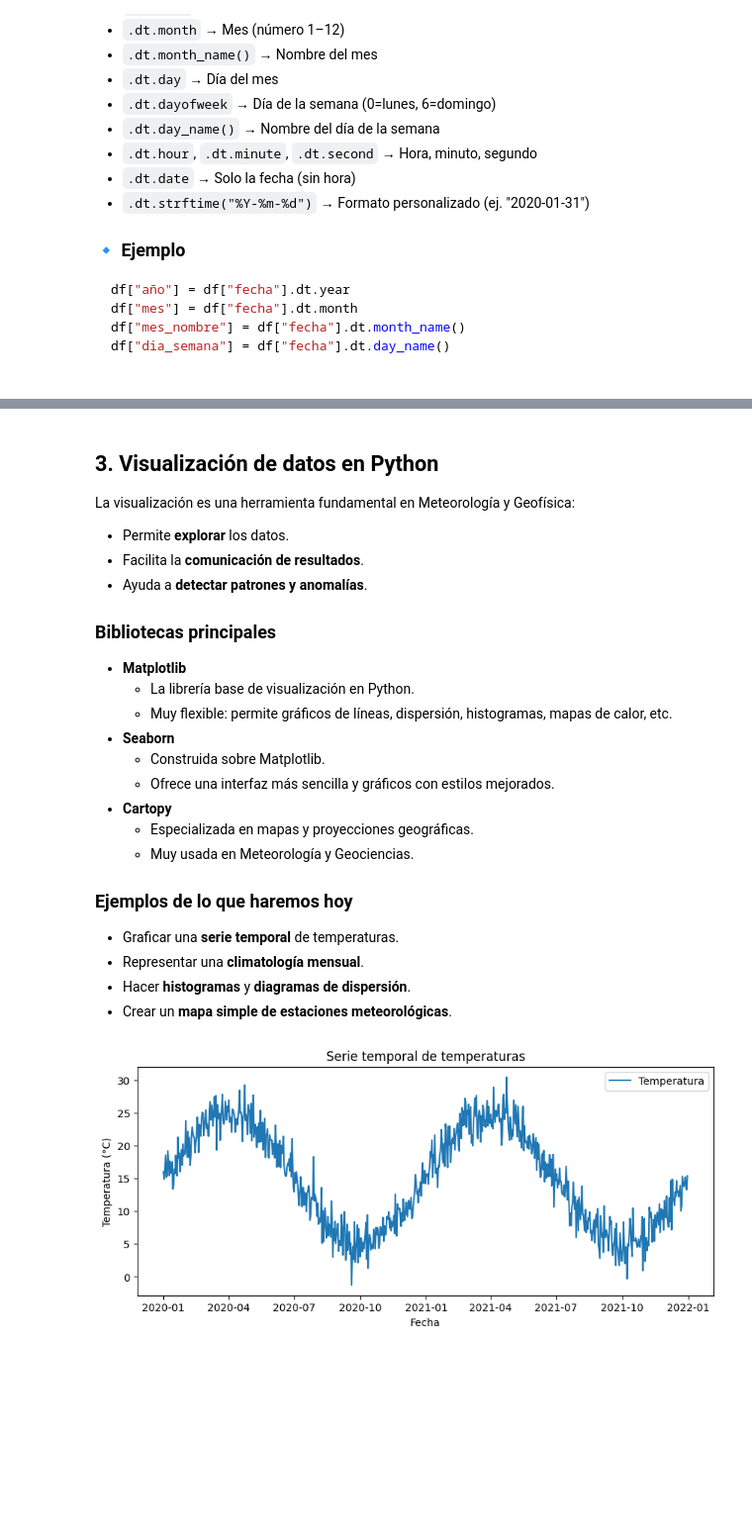
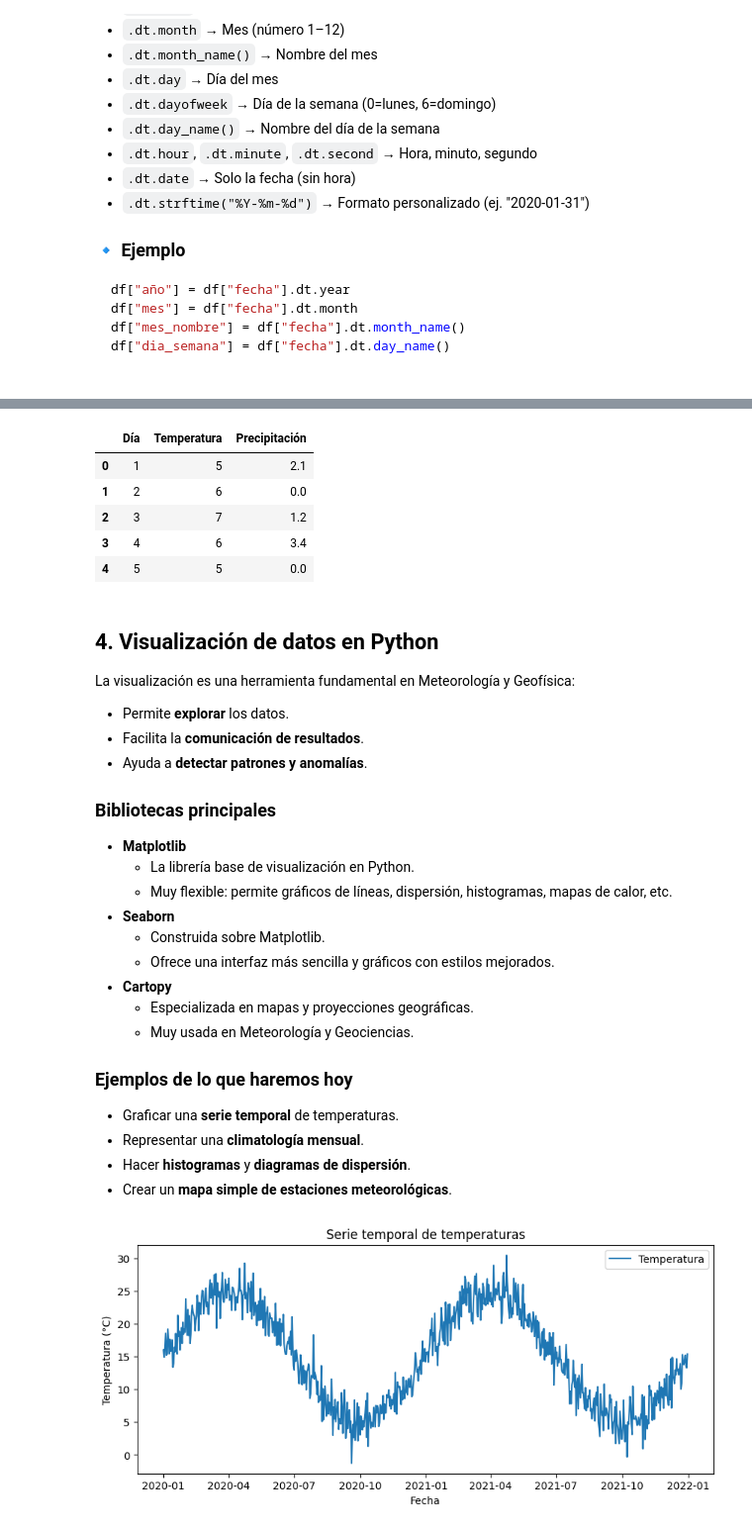
Before and after one commit to galeanojav/MeteoGeoPy, a Jupyter notebook: notebooks/dia2_funciones.ipynb, the cells around one changed output, grey strips where cells are left out. Shown: that part at 99% size. Cells and saved outputs as stored; diff of their text form; code cells hidden in the pictures; blank space fills up the shorter version.

```diff
--- a/notebooks/dia2_funciones.ipynb
+++ b/notebooks/dia2_funciones.ipynb
@@ -470,5 +523,16 @@ df["dia_semana"] = df["fecha"].dt.day_name()
+# %%
+# Leer por nombre de hoja
+df = pd.read_excel("datos_meteo.xlsx", sheet_name="Enero")
+df.head()
+# %% [output]
+|  | Día | Temperatura | Precipitación |
+| 0 | 1 | 5 | 2.1 |
+| 1 | 2 | 6 | 0.0 |
+| 2 | 3 | 7 | 1.2 |
+| 3 | 4 | 6 | 3.4 |
+| 4 | 5 | 5 | 0.0 |
 # %% [markdown]
-## 3. Visualización de datos en Python
+## 4. Visualización de datos en Python
 
 La visualización es una herramienta fundamental en Meteorología y Geofísica:
 - Permite **explorar** los datos.
```
Also changed, not shown: parts of 17 cells of this notebook.
